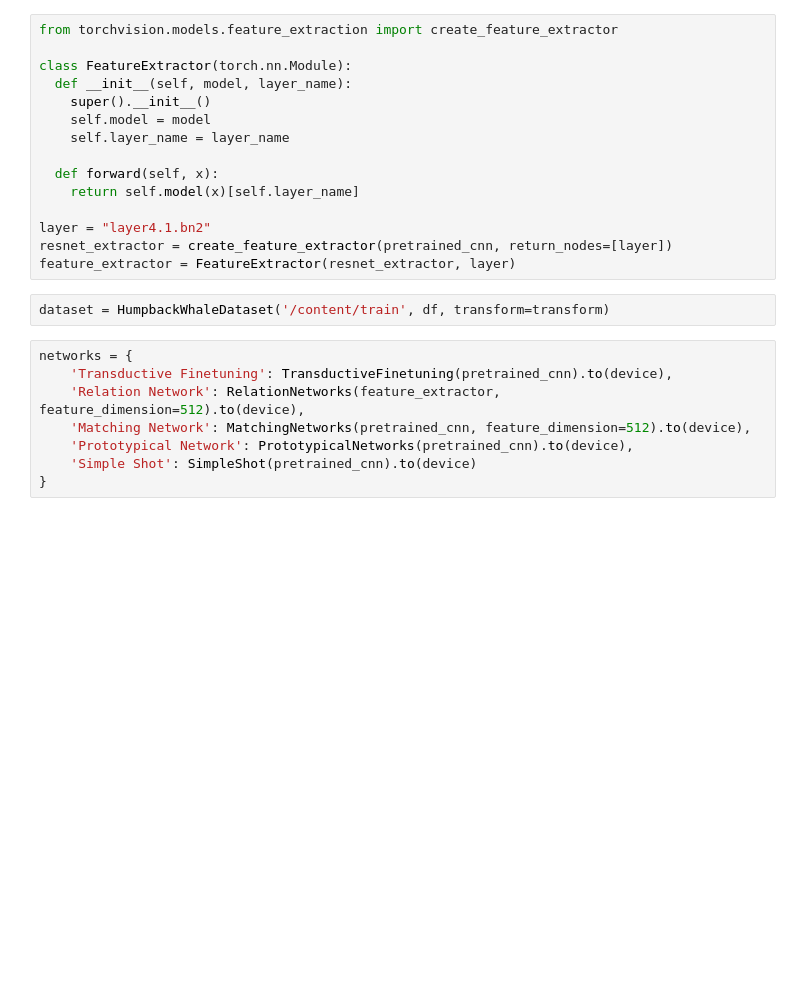
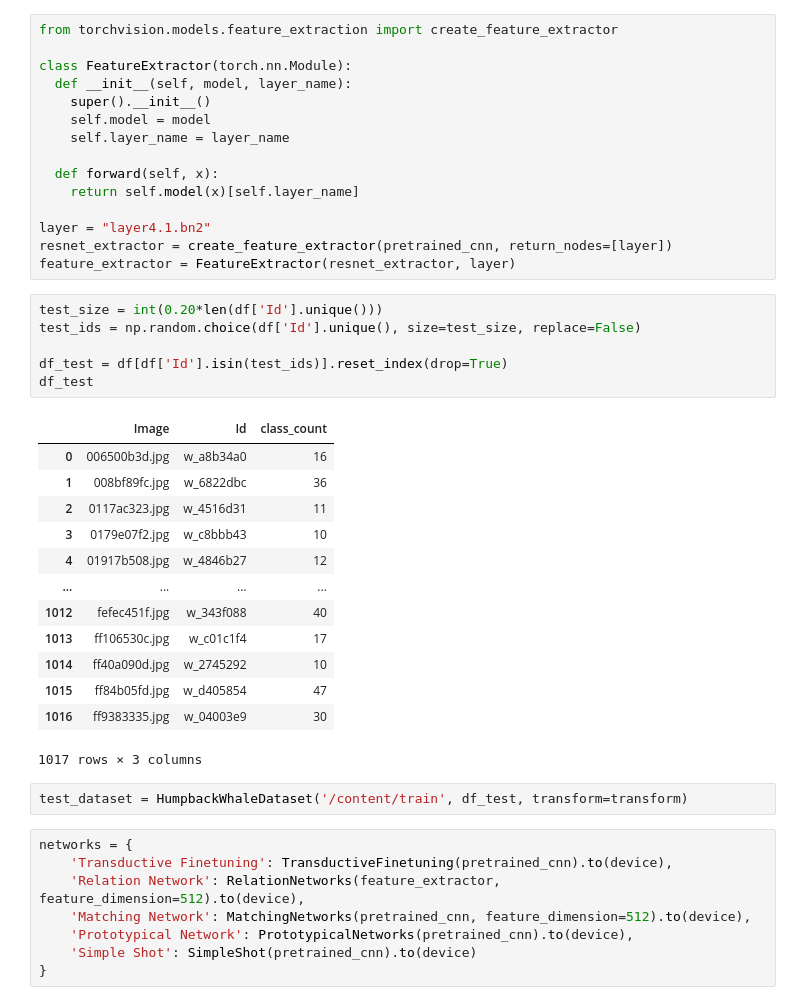
Before and after one commit to jwells52/creating-ai-enabled-systems, a Jupyter notebook: Research Project/notebooks/fsl_experiment3.ipynb, the cells around one changed output. Cells and saved outputs as stored; diff of their text form; blank space fills up the shorter version.

```diff
--- a/Research Project/notebooks/fsl_experiment3.ipynb
+++ b/Research Project/notebooks/fsl_experiment3.ipynb
@@ -428,8 +428,28 @@ class FeatureExtractor(torch.nn.Module):
 layer = "layer4.1.bn2"
 resnet_extractor = create_feature_extractor(pretrained_cnn, return_nodes=[layer])
 feature_extractor = FeatureExtractor(resnet_extractor, layer)
+# %%
+test_size = int(0.20*len(df['Id'].unique()))
+test_ids = np.random.choice(df['Id'].unique(), size=test_size, replace=False)
+
+df_test = df[df['Id'].isin(test_ids)].reset_index(drop=True)
+df_test
+# %% [output]
+|  | Image | Id | class_count |
+| 0 | 006500b3d.jpg | w_a8b34a0 | 16 |
+| 1 | 008bf89fc.jpg | w_6822dbc | 36 |
+| 2 | 0117ac323.jpg | w_4516d31 | 11 |
+| 3 | 0179e07f2.jpg | w_c8bbb43 | 10 |
+| 4 | 01917b508.jpg | w_4846b27 | 12 |
+| ... | ... | ... | ... |
+| 1012 | fefec451f.jpg | w_343f088 | 40 |
+| 1013 | ff106530c.jpg | w_c01c1f4 | 17 |
+| 1014 | ff40a090d.jpg | w_2745292 | 10 |
+| 1015 | ff84b05fd.jpg | w_d405854 | 47 |
+| 1016 | ff9383335.jpg | w_04003e9 | 30 |
+1017 rows × 3 columns
 # %%
-dataset = HumpbackWhaleDataset('/content/train', df, transform=transform)
+test_dataset = HumpbackWhaleDataset('/content/train', df_test, transform=transform)
 # %%
 networks = {
     'Transductive Finetuning': TransductiveFinetuning(pretrained_cnn).to(device),
```
Also changed, not shown: parts of 4 cells of this notebook.
